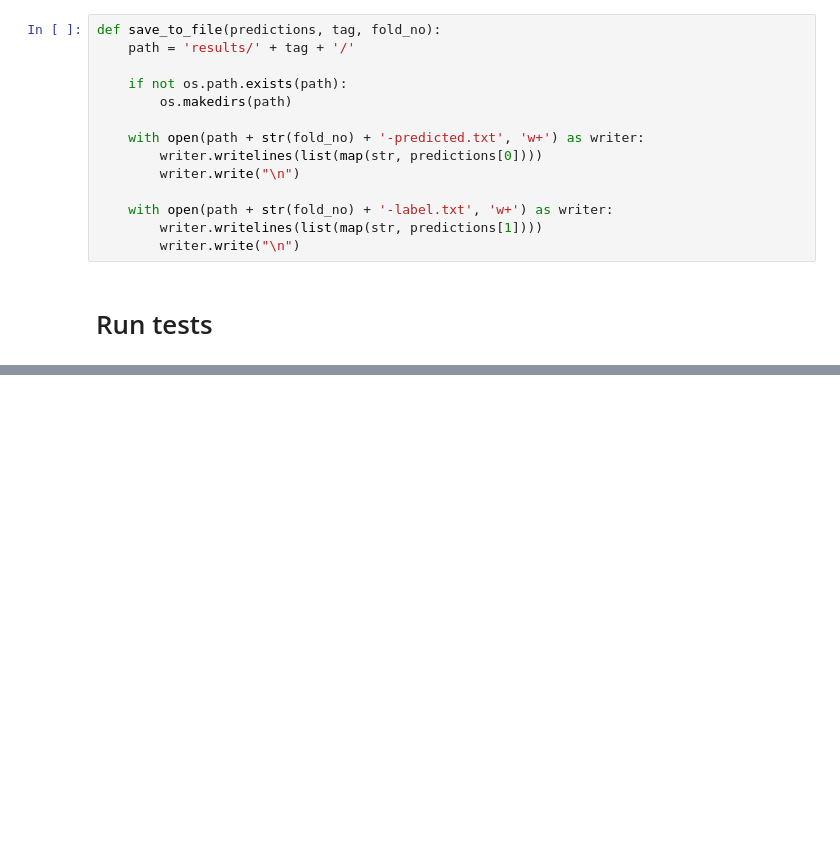
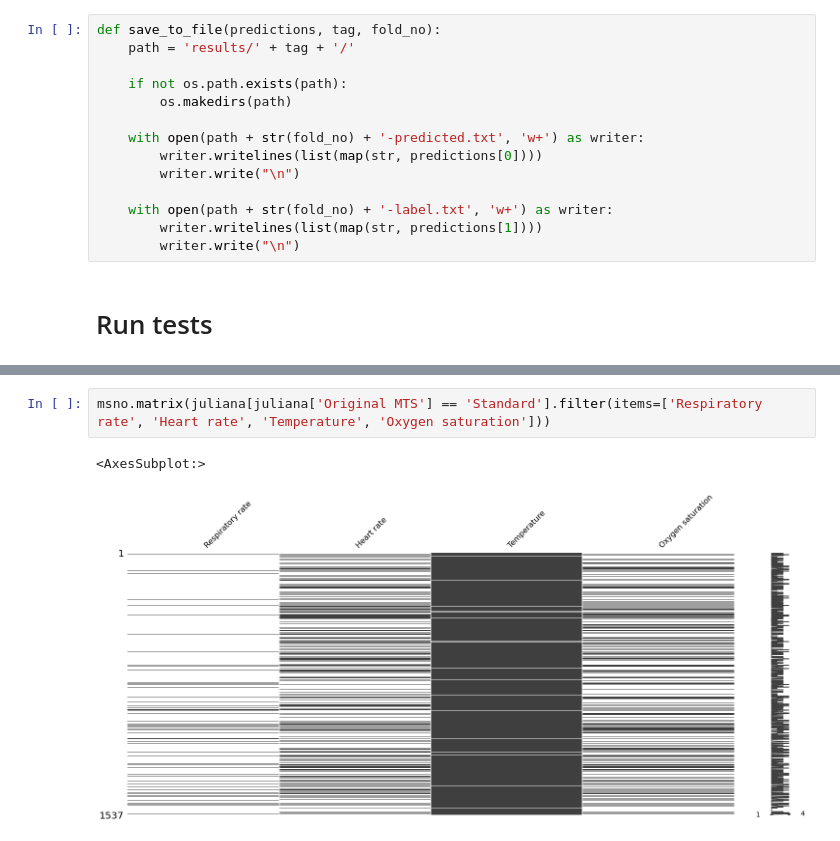
Before and after one commit to danielSbastos/mts-classification, a Jupyter notebook: experiments.ipynb, the cells around one changed output, grey strips where cells are left out. Drawn from its saved outputs; the diff is of its cells as text; blank space fills up the shorter version.

```diff
--- a/experiments.ipynb
+++ b/experiments.ipynb
@@ -317,0 +395,5 @@ Epoch 4/50
+# %%
+msno.matrix(juliana[juliana['Original MTS'] == 'Standard'].filter(items=['Respiratory rate', 'Heart rate', 'Temperature', 'Oxygen saturation']))
+# %% [output]
+<AxesSubplot:>
+[figure, added]
```
Also changed, not shown: parts of 14 cells of this notebook, 2 other files.
